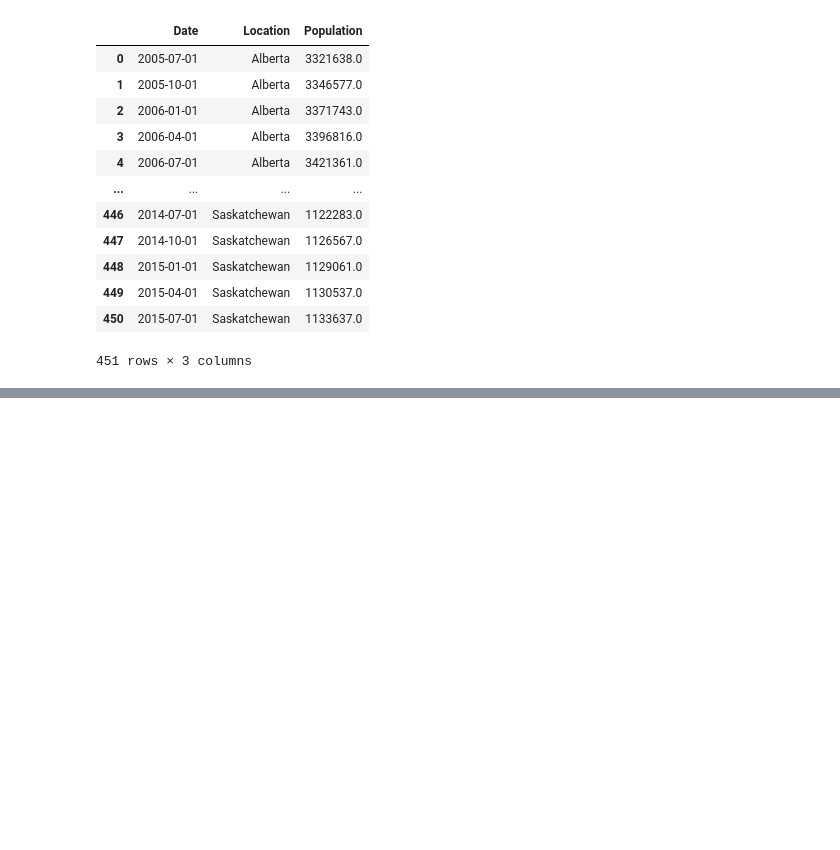
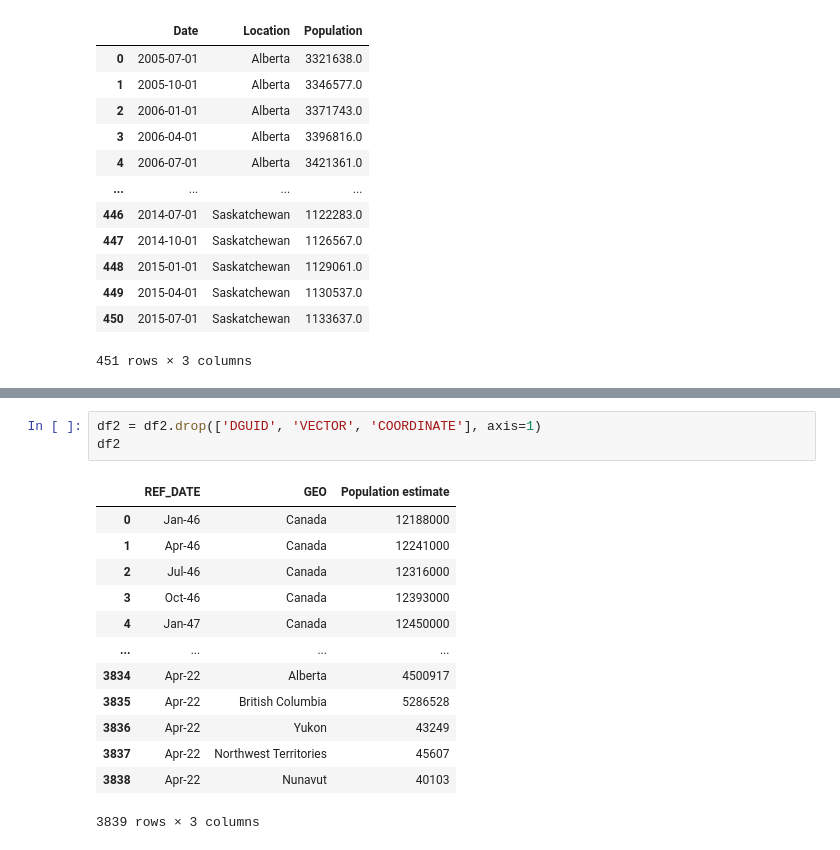
Before and after one commit to nishprojects/Capstone-RealEstateTrends, a Jupyter notebook: Population1.ipynb, the cells around one changed output, grey strips where cells are left out. Drawn from its saved outputs; the diff is of its cells as text; blank space fills up the shorter version.

```diff
--- a/Population1.ipynb
+++ b/Population1.ipynb
@@ -99,0 +136,17 @@ df.melt(id_vars = ['Date'],
+# %%
+df2 = df2.drop(['DGUID', 'VECTOR', 'COORDINATE'], axis=1)
+df2
+# %% [output]
+|  | REF_DATE | GEO | Population estimate |
+| 0 | Jan-46 | Canada | 12188000 |
+| 1 | Apr-46 | Canada | 12241000 |
+| 2 | Jul-46 | Canada | 12316000 |
+| 3 | Oct-46 | Canada | 12393000 |
+| 4 | Jan-47 | Canada | 12450000 |
+| ... | ... | ... | ... |
+| 3834 | Apr-22 | Alberta | 4500917 |
+| 3835 | Apr-22 | British Columbia | 5286528 |
+| 3836 | Apr-22 | Yukon | 43249 |
+| 3837 | Apr-22 | Northwest Territories | 45607 |
+| 3838 | Apr-22 | Nunavut | 40103 |
+3839 rows × 3 columns
```
Also changed, not shown: parts of 5 cells of this notebook.
